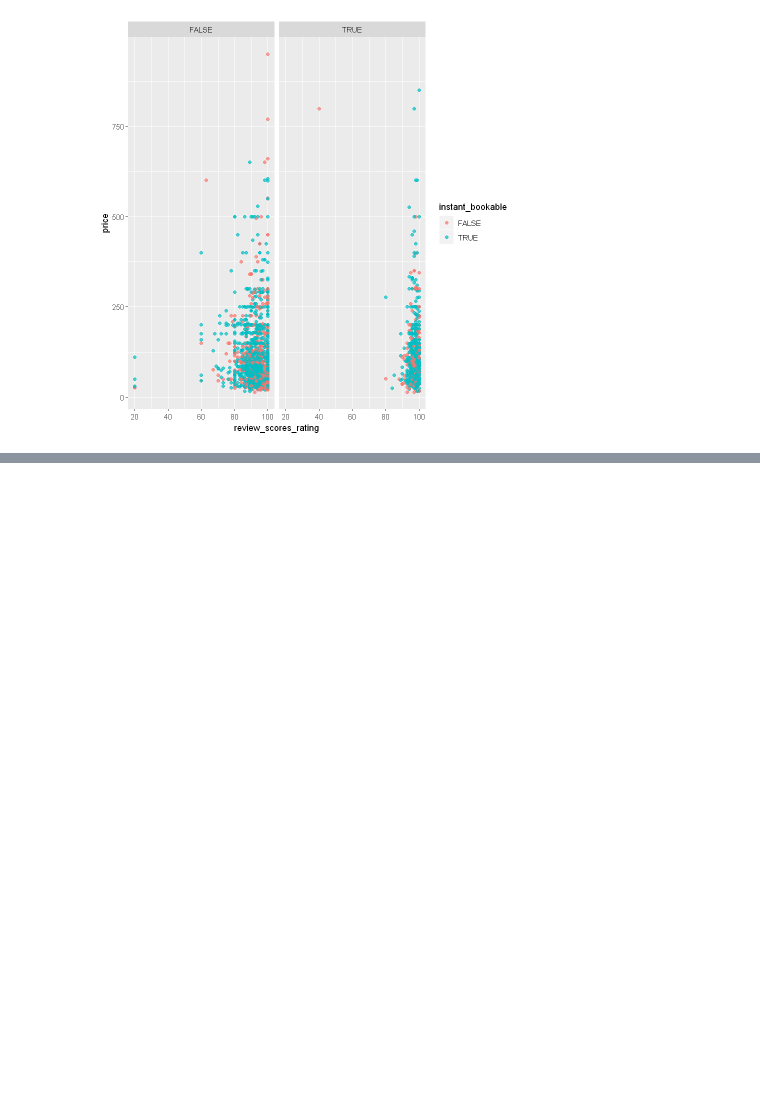
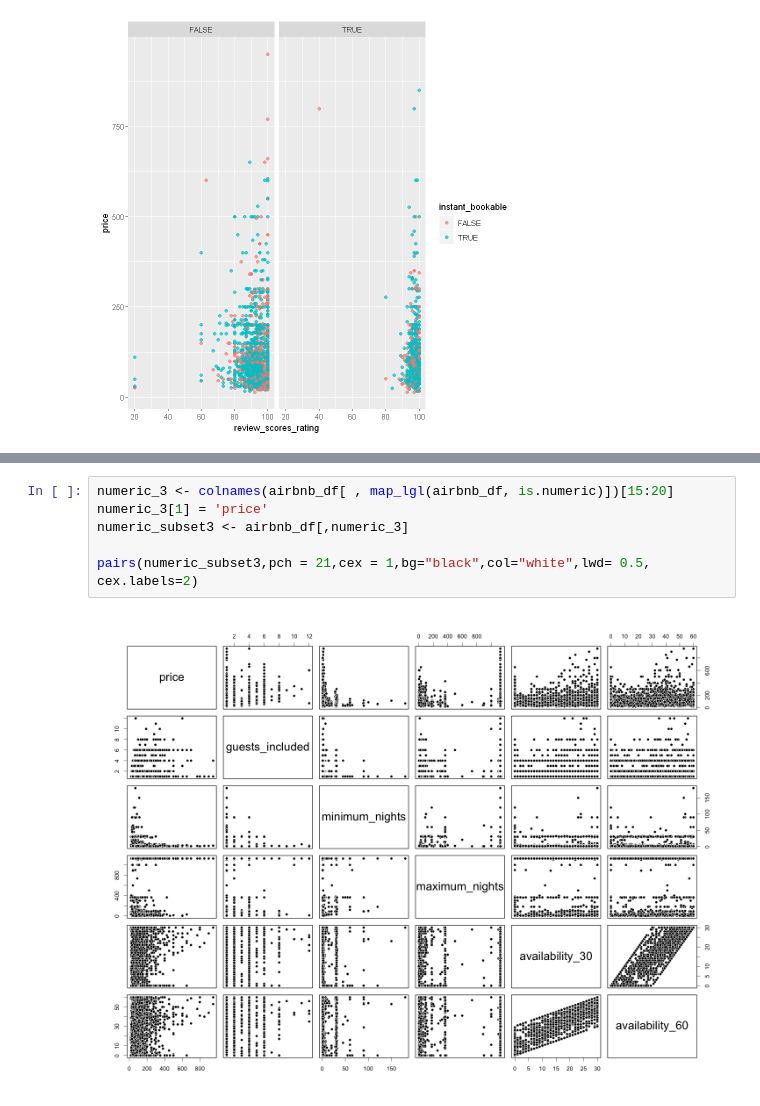
Before and after one commit to UBC-MDS/DSCI_522_Group313, a Jupyter notebook: src/EDA.ipynb, the cells around one changed output, grey strips where cells are left out. Drawn from its saved outputs; the diff is of its cells as text; blank space fills up the shorter version.

```diff
--- a/src/EDA.ipynb
+++ b/src/EDA.ipynb
@@ -67,0 +86,8 @@ Warning message:
+# %%
+numeric_3 <- colnames(airbnb_df[ , map_lgl(airbnb_df, is.numeric)])[15:20]
+numeric_3[1] = 'price'
+numeric_subset3 <- airbnb_df[,numeric_3]
+
+pairs(numeric_subset3,pch = 21,cex = 1,bg="black",col="white",lwd= 0.5, cex.labels=2)
+# %% [output]
+[figure, added]
```
Also changed, not shown: parts of 14 cells of this notebook.
